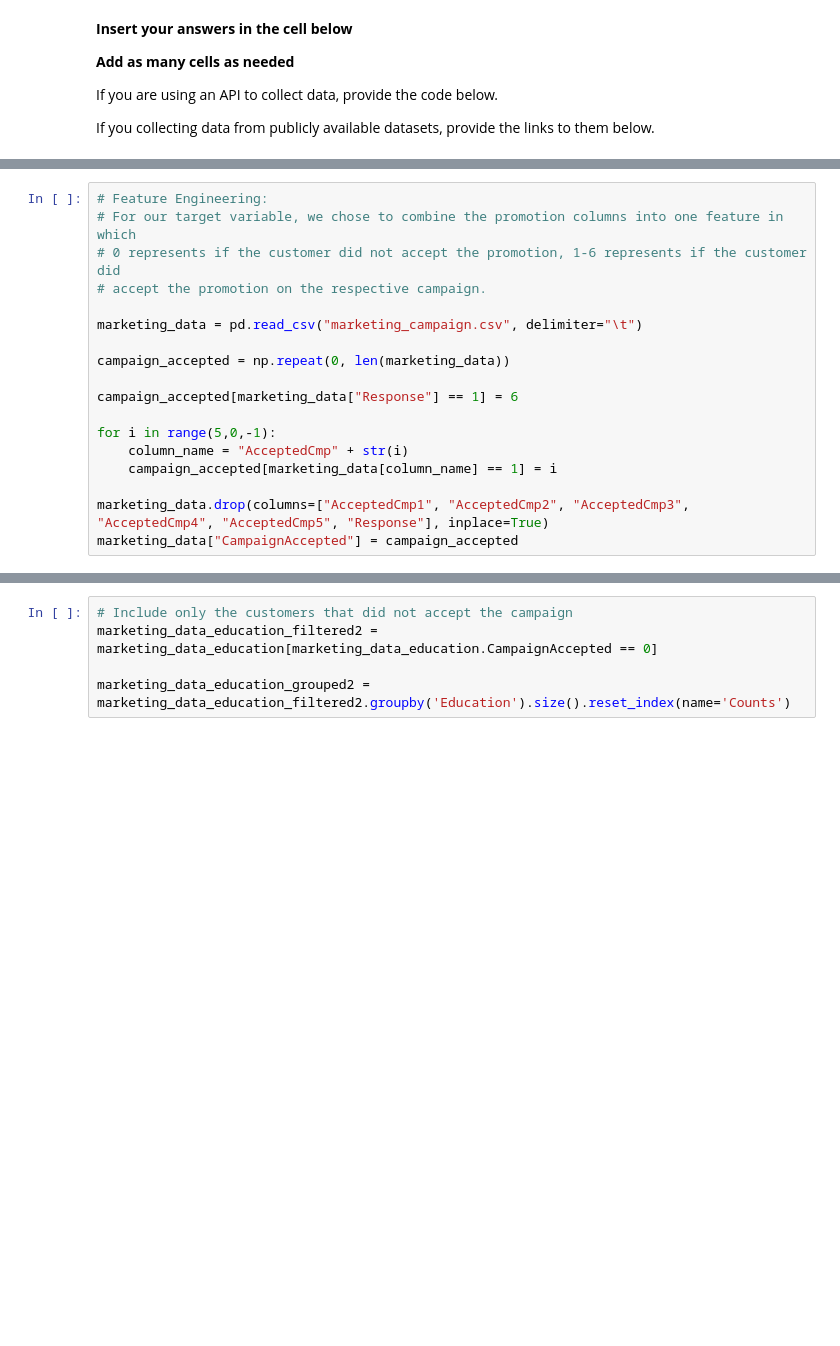
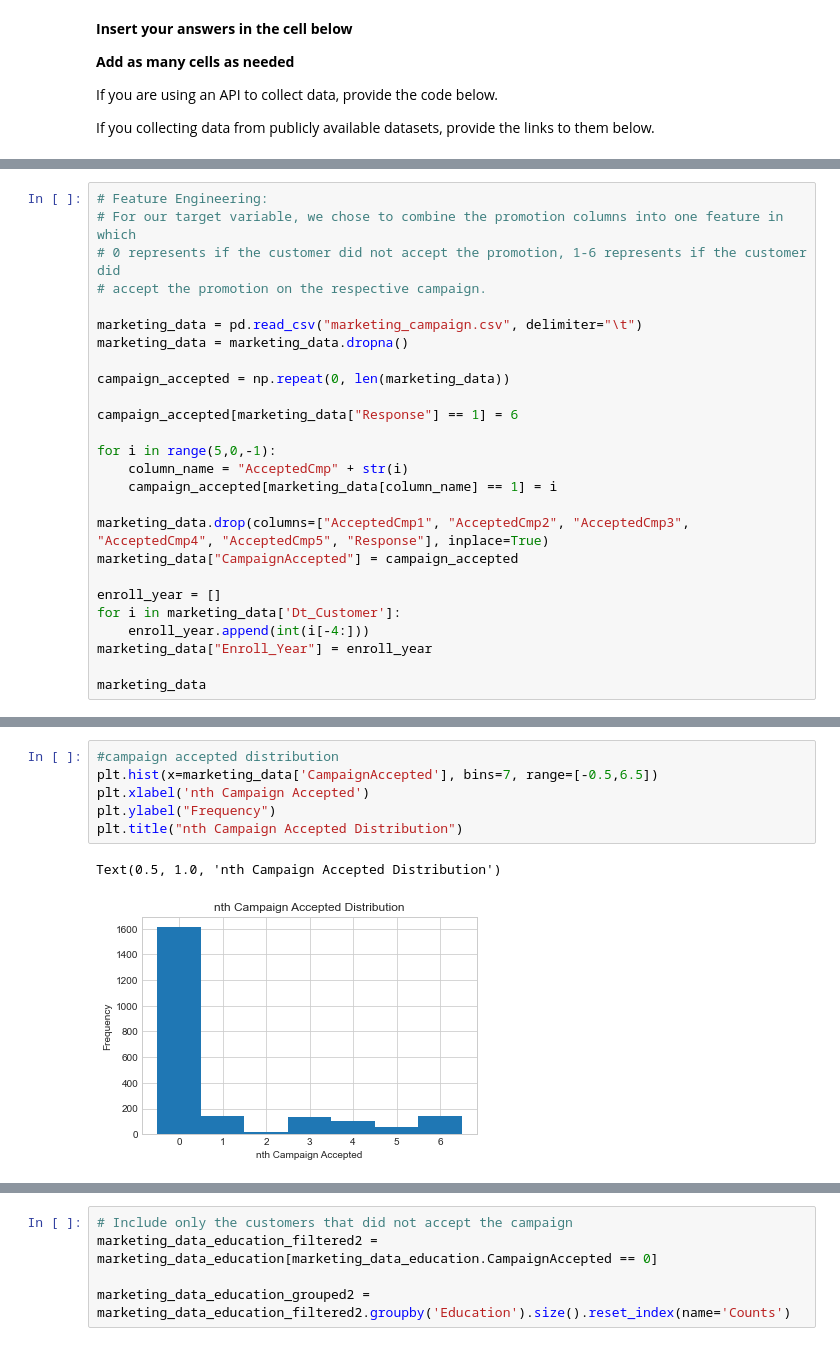
Before and after one commit to aschuliger/DS501_CaseStudy4, a Jupyter notebook: Case_Study_4.ipynb, the cells around one changed output, grey strips where cells are left out. Cells and saved outputs as stored; diff of their text form; blank space fills up the shorter version.

```diff
--- a/Case_Study_4.ipynb
+++ b/Case_Study_4.ipynb
@@ -123,6 +125,7 @@ from sklearn.metrics import accuracy_score
 # accept the promotion on the respective campaign.
 
 marketing_data = pd.read_csv("marketing_campaign.csv", delimiter="\t")
+marketing_data = marketing_data.dropna()
 
 campaign_accepted = np.repeat(0, len(marketing_data))
 
@@ -134,3 +137,10 @@ for i in range(5,0,-1):
 
 marketing_data.drop(columns=["AcceptedCmp1", "AcceptedCmp2", "AcceptedCmp3", "AcceptedCmp4", "AcceptedCmp5", "Response"], inplace=True)
 marketing_data["CampaignAccepted"] = campaign_accepted
+
+enroll_year = []
+for i in marketing_data['Dt_Customer']:
+    enroll_year.append(int(i[-4:]))
+marketing_data["Enroll_Year"] = enroll_year
+
+marketing_data
@@ -136,0 +174,9 @@ marketing_data["CampaignAccepted"] = campaign_accepted
+# %%
+#campaign accepted distribution
+plt.hist(x=marketing_data['CampaignAccepted'], bins=7, range=[-0.5,6.5])
+plt.xlabel('nth Campaign Accepted')
+plt.ylabel("Frequency")
+plt.title("nth Campaign Accepted Distribution")
+# %% [output]
+Text(0.5, 1.0, 'nth Campaign Accepted Distribution')
+[figure, added]
```
Also changed, not shown: parts of 60 cells of this notebook.
